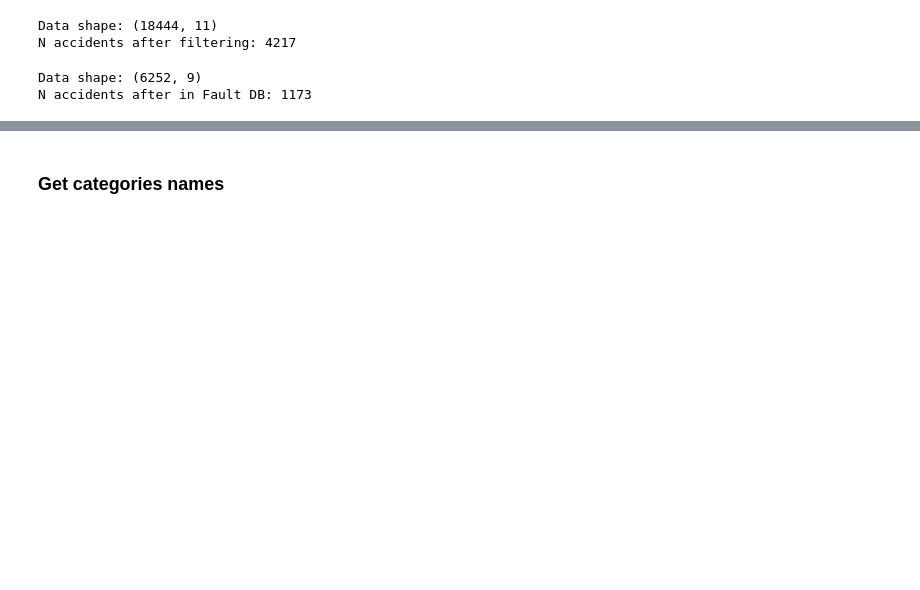
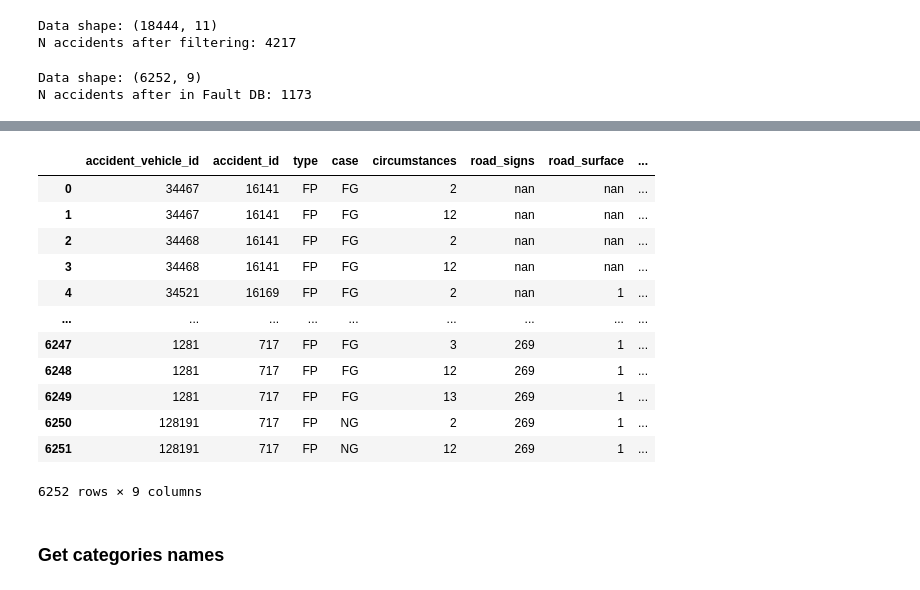
Before and after one commit to LilithSarg/vehicle_fault_identification, a Jupyter notebook: notebooks/3_Data_Prep.ipynb, the cells around one changed output, grey strips where cells are left out. Cells and saved outputs as stored; diff of their text form; code cells hidden in the pictures; blank space fills up the shorter version.

```diff
--- a/notebooks/3_Data_Prep.ipynb
+++ b/notebooks/3_Data_Prep.ipynb
@@ -91,0 +119,16 @@ memory usage: 439.7+ KB
+# %%
+df_fau
+# %% [output]
+|  | accident_vehicle_id | accident_id | type | case | circumstances | road_signs | road_surface | ... |
+| 0 | 34467 | 16141 | FP | FG | 2 | nan | nan | ... |
+| 1 | 34467 | 16141 | FP | FG | 12 | nan | nan | ... |
+| 2 | 34468 | 16141 | FP | FG | 2 | nan | nan | ... |
+| 3 | 34468 | 16141 | FP | FG | 12 | nan | nan | ... |
+| 4 | 34521 | 16169 | FP | FG | 2 | nan | 1 | ... |
+| ... | ... | ... | ... | ... | ... | ... | ... | ... |
+| 6247 | 1281 | 717 | FP | FG | 3 | 269 | 1 | ... |
+| 6248 | 1281 | 717 | FP | FG | 12 | 269 | 1 | ... |
+| 6249 | 1281 | 717 | FP | FG | 13 | 269 | 1 | ... |
+| 6250 | 128191 | 717 | FP | NG | 2 | 269 | 1 | ... |
+| 6251 | 128191 | 717 | FP | NG | 12 | 269 | 1 | ... |
+6252 rows × 9 columns
```
Also changed, not shown: parts of 17 cells of this notebook, 2 other files.
